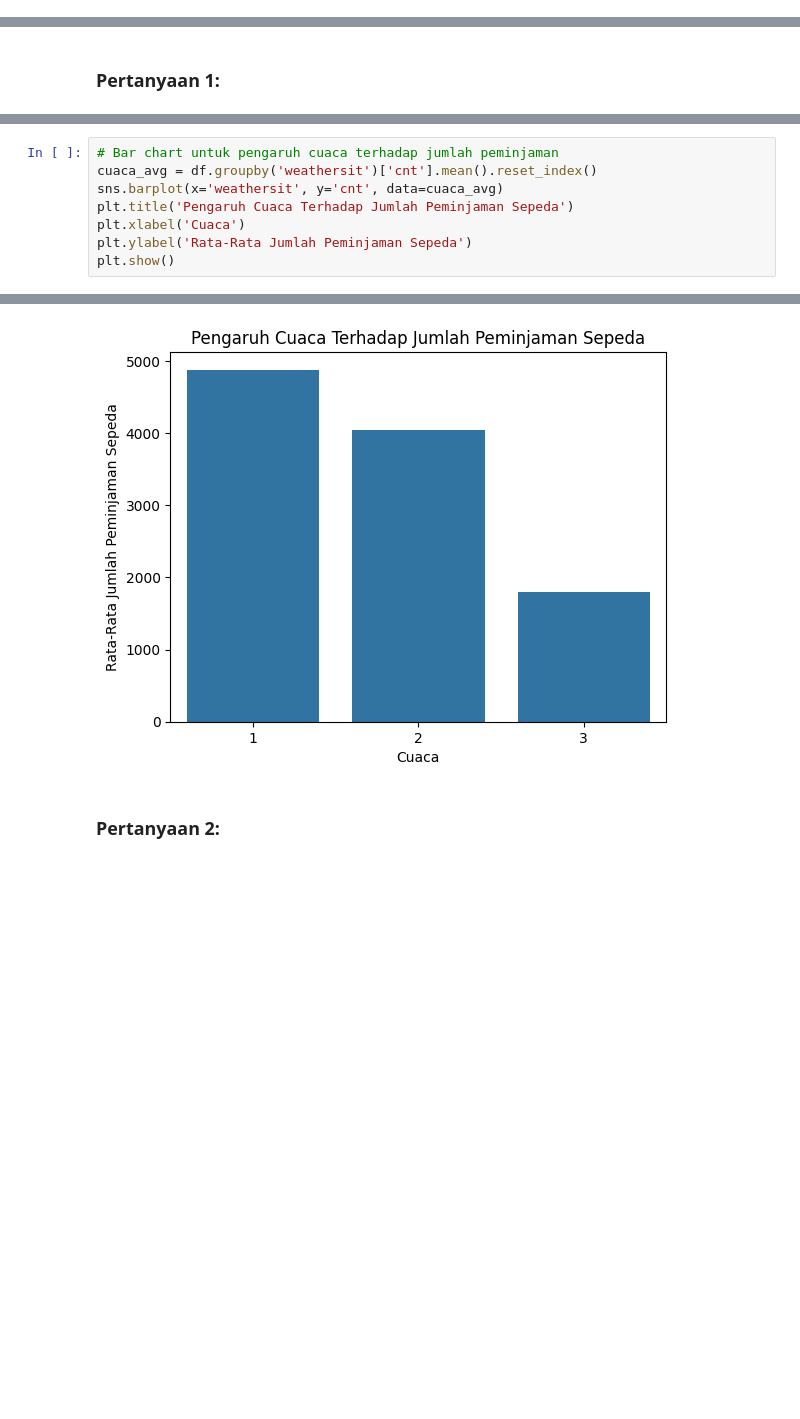
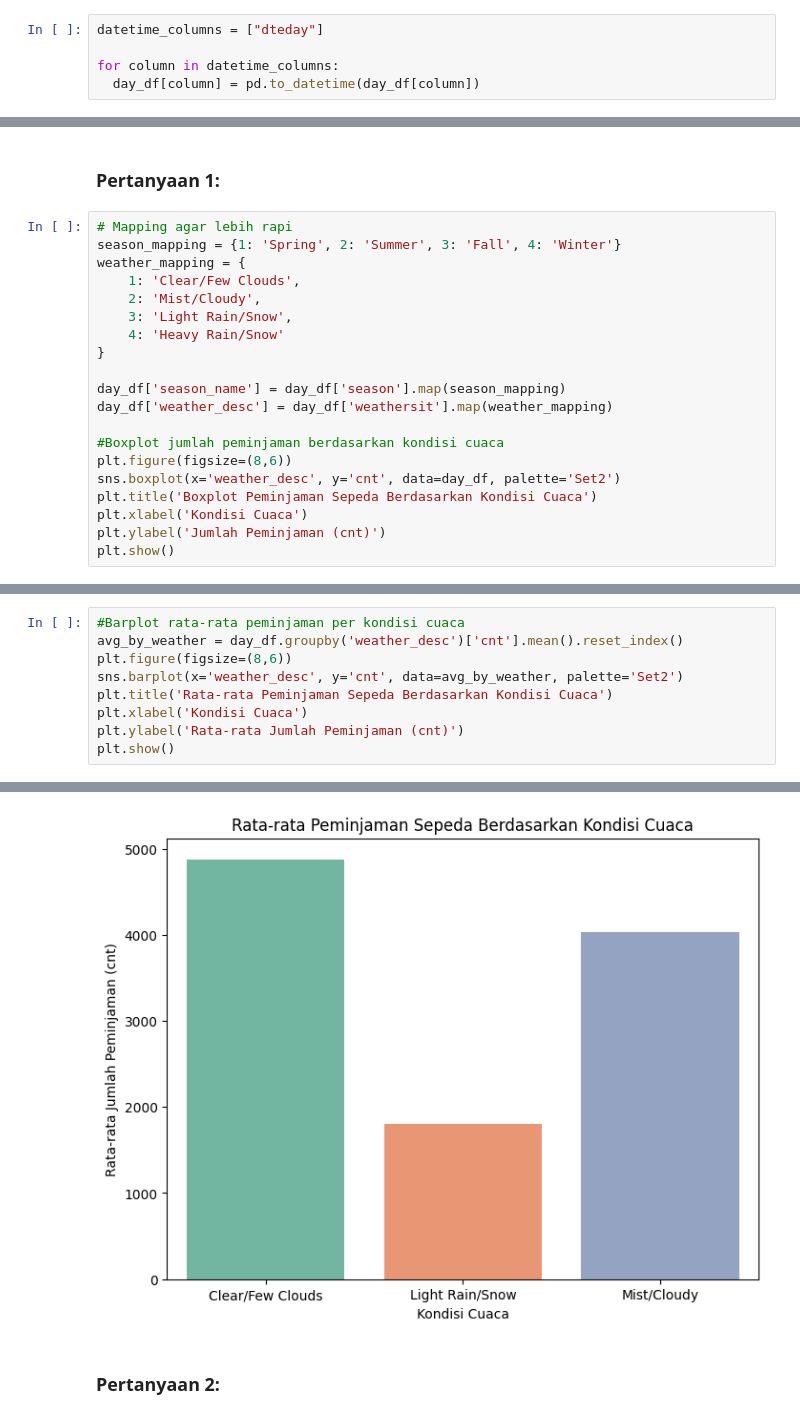
Before and after one commit to AfifHamzah17/submissionBADP-afifhamzah, a Jupyter notebook: notebook.ipynb, the cells around one changed output, grey strips where cells are left out. Drawn from its saved outputs; the diff is of its cells as text; blank space fills up the shorter version.

```diff
--- a/notebook.ipynb
+++ b/notebook.ipynb
@@ -102,0 +187,5 @@ df.drop_duplicates(inplace=True)
+# %%
+datetime_columns = ["dteday"]
+
+for column in datetime_columns:
+  day_df[column] = pd.to_datetime(day_df[column])
@@ -121,3 +413,23 @@ plt.show()
 ## Visualization & Explanatory Analysis
 # %% [markdown]
 ### Pertanyaan 1:
+# %%
+# Mapping agar lebih rapi
+season_mapping = {1: 'Spring', 2: 'Summer', 3: 'Fall', 4: 'Winter'}
+weather_mapping = {
+    1: 'Clear/Few Clouds',
+    2: 'Mist/Cloudy',
+    3: 'Light Rain/Snow',
+    4: 'Heavy Rain/Snow'
+}
+
+day_df['season_name'] = day_df['season'].map(season_mapping)
+day_df['weather_desc'] = day_df['weathersit'].map(weather_mapping)
+
+#Boxplot jumlah peminjaman berdasarkan kondisi cuaca
+plt.figure(figsize=(8,6))
+sns.boxplot(x='weather_desc', y='cnt', data=day_df, palette='Set2')
+plt.title('Boxplot Peminjaman Sepeda Berdasarkan Kondisi Cuaca')
+plt.xlabel('Kondisi Cuaca')
+plt.ylabel('Jumlah Peminjaman (cnt)')
+plt.show()
@@ -124,9 +441,10 @@ plt.show()
 # %%
-# Bar chart untuk pengaruh cuaca terhadap jumlah peminjaman
-cuaca_avg = df.groupby('weathersit')['cnt'].mean().reset_index()
-sns.barplot(x='weathersit', y='cnt', data=cuaca_avg)
-plt.title('Pengaruh Cuaca Terhadap Jumlah Peminjaman Sepeda')
-plt.xlabel('Cuaca')
-plt.ylabel('Rata-Rata Jumlah Peminjaman Sepeda')
+#Barplot rata-rata peminjaman per kondisi cuaca
+avg_by_weather = day_df.groupby('weather_desc')['cnt'].mean().reset_index()
+plt.figure(figsize=(8,6))
+sns.barplot(x='weather_desc', y='cnt', data=avg_by_weather, palette='Set2')
+plt.title('Rata-rata Peminjaman Sepeda Berdasarkan Kondisi Cuaca')
+plt.xlabel('Kondisi Cuaca')
+plt.ylabel('Rata-rata Jumlah Peminjaman (cnt)')
 plt.show()
 # %% [output]
@@ -133,3 +454,3 @@ plt.show()
-[figure, old version]
+[figure, new version]
 # %% [markdown]
 ### Pertanyaan 2:
```
Also changed, not shown: parts of 68 cells of this notebook, 3 other files.
